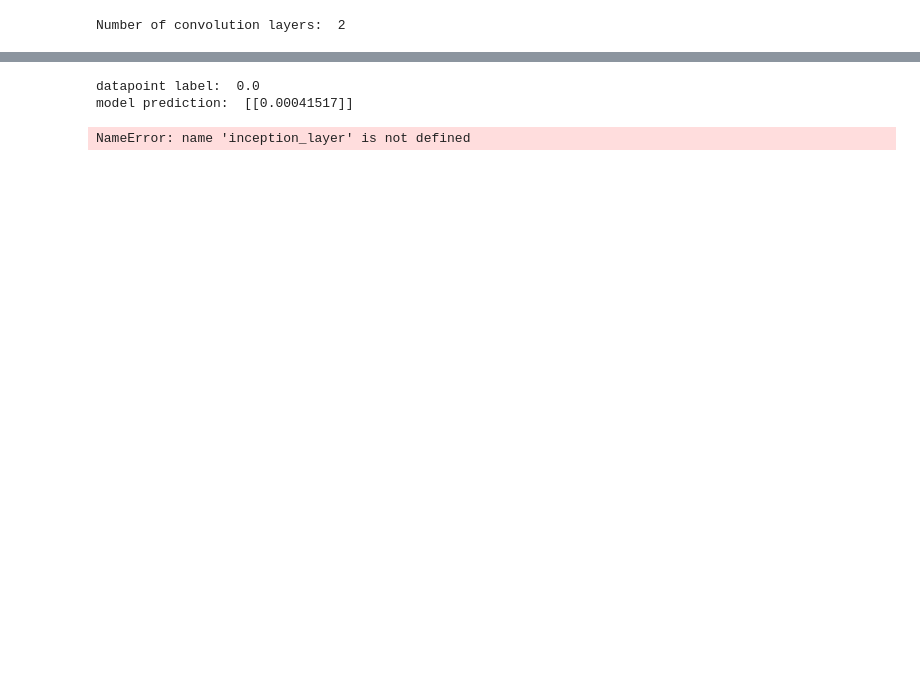
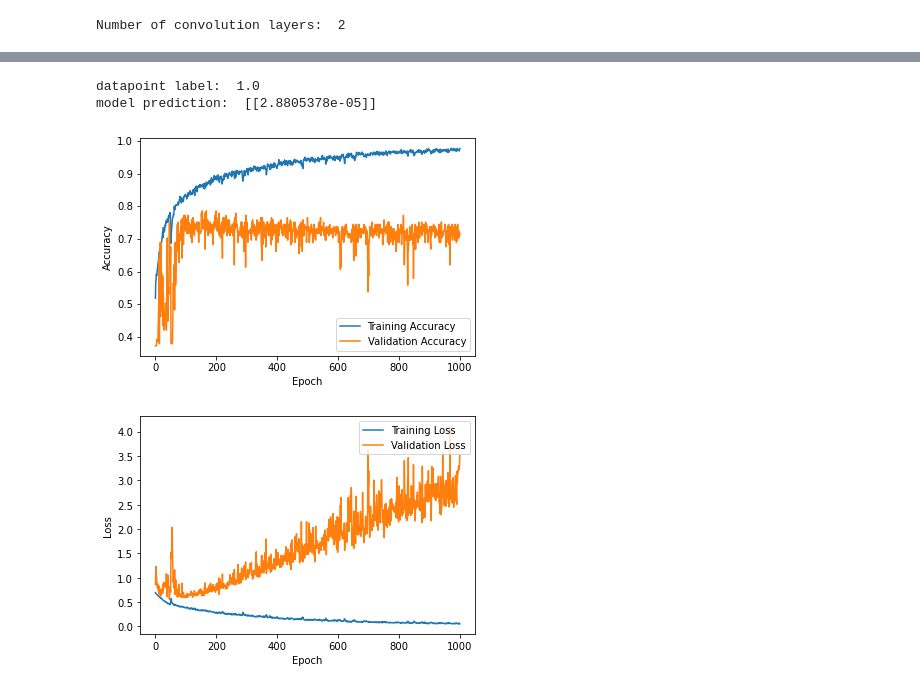
Before and after one commit to akarsh8/COVID-19-CT-image-analysis, a Jupyter notebook: CNN_Visualization_Custom_Architecture.ipynb, the cells around one changed output, grey strips where cells are left out. Cells and saved outputs as stored; diff of their text form; code cells hidden in the pictures; blank space fills up the shorter version.

```diff
--- a/CNN_Visualization_Custom_Architecture.ipynb
+++ b/CNN_Visualization_Custom_Architecture.ipynb
@@ -186,19 +188,31 @@ for dp in test_data:
 
 datapoint = test_data[len(test_data)-4]
 
-img_data = np.asarray([dh.load_image(datapoint[0], resize=True, add_noise=True, randomly_rotate=True, grayscale=True)]).astype('uint8')
+img_data = np.asarray([dh.load_image(datapoint[0], resize=True, add_noise=False, randomly_rotate=False, grayscale=True)]).astype('uint8')
 
 print("datapoint label: ", datapoint[1])
 print("model prediction: ", model.predict(img_data))
 
 all_layer_outputs = model.predict(img_data)
 # %% [output]
-datapoint label:  0.0
-model prediction:  [[0.00041517]]
+datapoint label:  1.0
+model prediction:  [[2.8805378e-05]]
-# %%
-
-for l in inception_layer.layers[2:]:
-    if 'conv' in l.name:
-        print(l.output)
-# %% [output]
-NameError: name 'inception_layer' is not defined
+# %%
+plt.plot(history.history['binary_accuracy'])
+plt.plot(history.history['val_binary_accuracy'])
+plt.ylabel('Accuracy')
+plt.xlabel('Epoch')
+plt.legend(['Training Accuracy','Validation Accuracy'], loc='lower right')
+plt.savefig('finetuned_acc_epoch_v1(c2d1).png', transparent= True, bbox_inches= 'tight', dpi= 900)
+plt.show()
+
+plt.plot(history.history['loss'])
+plt.plot(history.history['val_loss'])
+plt.ylabel('Loss')
+plt.xlabel('Epoch')
+plt.legend(['Training Loss','Validation Loss'], loc='upper right')
+plt.savefig('finetuned_loss_epoch_v1(c2d1).png', transparent= True, bbox_inches= 'tight', dpi= 900)
+plt.show()
+# %% [output]
+[figure, added]
+[figure, added]
```
Also changed, not shown: parts of 12 cells of this notebook, 2 other files.
